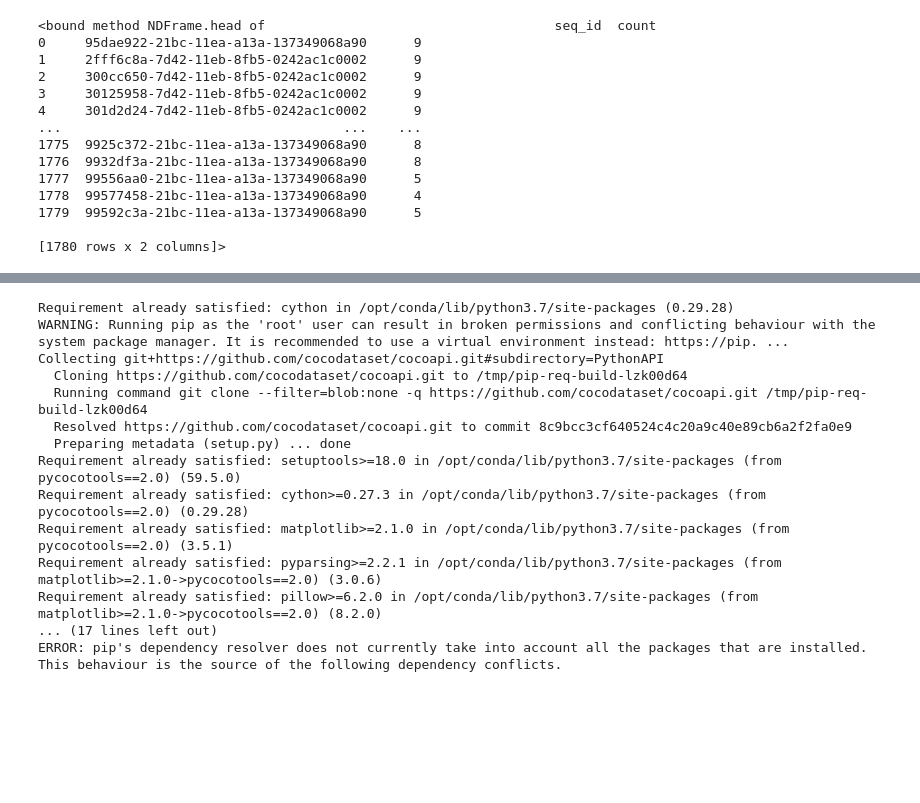
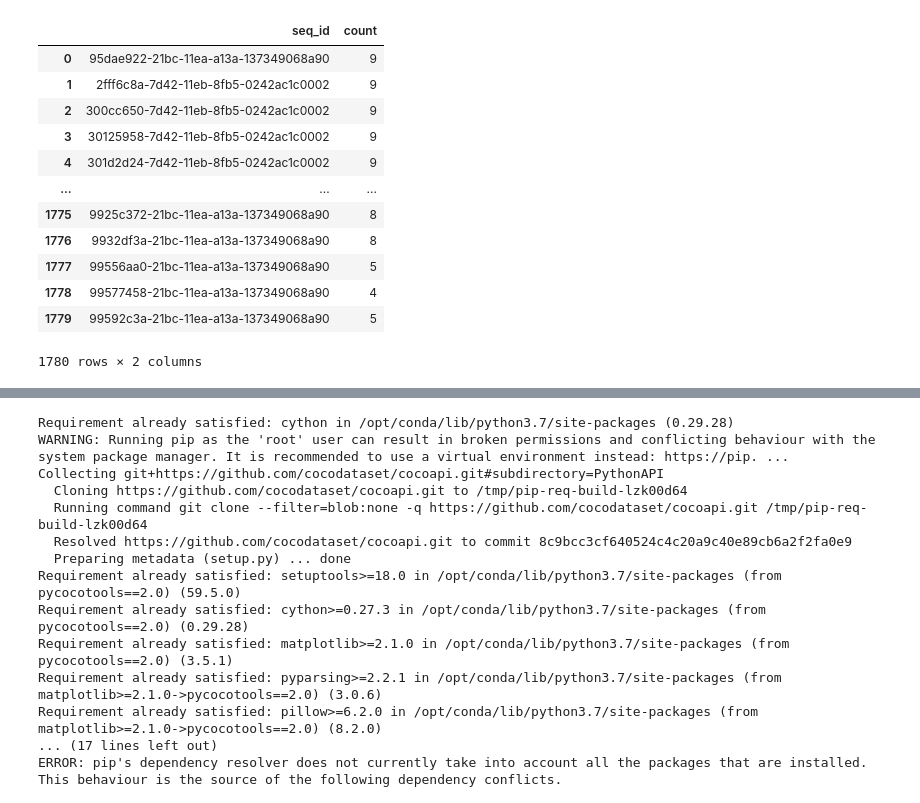
Before and after one commit to briancy02/iwildcam2022, a Jupyter notebook: EDA.ipynb, the cells around one changed output, grey strips where cells are left out. Cells and saved outputs as stored; diff of their text form; code cells hidden in the pictures; blank space fills up the shorter version.

```diff
--- a/EDA.ipynb
+++ b/EDA.ipynb
@@ -16,6 +20,6 @@ from torchvision import models
 # %%
-META_DIR = "/kaggle/input/iwildcam2022-fgvc9/metadata/metadata/"
-TRAIN_DIR = "/kaggle/input/iwildcam2022-fgvc9/train/train/"
+META_DIR = "data/metadata/metadata/"
+TRAIN_DIR = "data/train/train/"
 
 train_data = json.load(open(META_DIR + 'iwildcam2022_train_annotations.json'))
 test_data = json.load(open(META_DIR + 'iwildcam2022_test_information.json'))
@@ -42,22 +46,21 @@ df_train = pd.DataFrame({'id': [item['id'] for item in train_data['annotations']
 # %%
 seq_count = pd.read_csv(META_DIR + 'train_sequence_counts.csv')
 # %%
-seq_count.head
+seq_count
 # %% [output]
+|  | seq_id | count |
+| 0 | 95dae922-21bc-11ea-a13a-137349068a90 | 9 |
+| 1 | 2fff6c8a-7d42-11eb-8fb5-0242ac1c0002 | 9 |
+| 2 | 300cc650-7d42-11eb-8fb5-0242ac1c0002 | 9 |
+| 3 | 30125958-7d42-11eb-8fb5-0242ac1c0002 | 9 |
+| 4 | 301d2d24-7d42-11eb-8fb5-0242ac1c0002 | 9 |
+| ... | ... | ... |
+| 1775 | 9925c372-21bc-11ea-a13a-137349068a90 | 8 |
+| 1776 | 9932df3a-21bc-11ea-a13a-137349068a90 | 8 |
+| 1777 | 99556aa0-21bc-11ea-a13a-137349068a90 | 5 |
+| 1778 | 99577458-21bc-11ea-a13a-137349068a90 | 4 |
+| 1779 | 99592c3a-21bc-11ea-a13a-137349068a90 | 5 |
-<bound method NDFrame.head of                                     seq_id  count
-0     95dae922-21bc-11ea-a13a-137349068a90      9
-1     2fff6c8a-7d42-11eb-8fb5-0242ac1c0002      9
-2     300cc650-7d42-11eb-8fb5-0242ac1c0002      9
-3     30125958-7d42-11eb-8fb5-0242ac1c0002      9
-4     301d2d24-7d42-11eb-8fb5-0242ac1c0002      9
-...                                    ...    ...
-1775  9925c372-21bc-11ea-a13a-137349068a90      8
-1776  9932df3a-21bc-11ea-a13a-137349068a90      8
-1777  99556aa0-21bc-11ea-a13a-137349068a90      5
-1778  99577458-21bc-11ea-a13a-137349068a90      4
-1779  99592c3a-21bc-11ea-a13a-137349068a90      5
-
-[1780 rows x 2 columns]>
+1780 rows × 2 columns
 # %%
 import torchvision
 # %%
```
Also changed, not shown: parts of 7 cells of this notebook, 1 other file.
